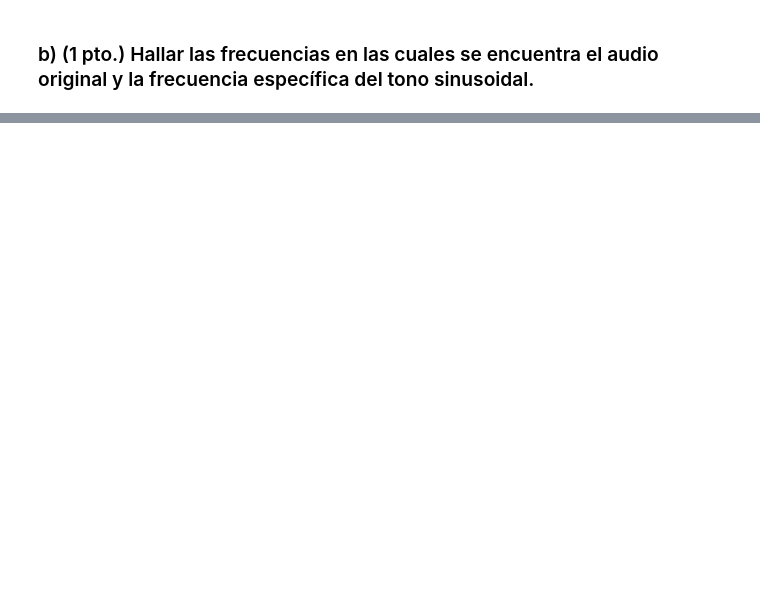
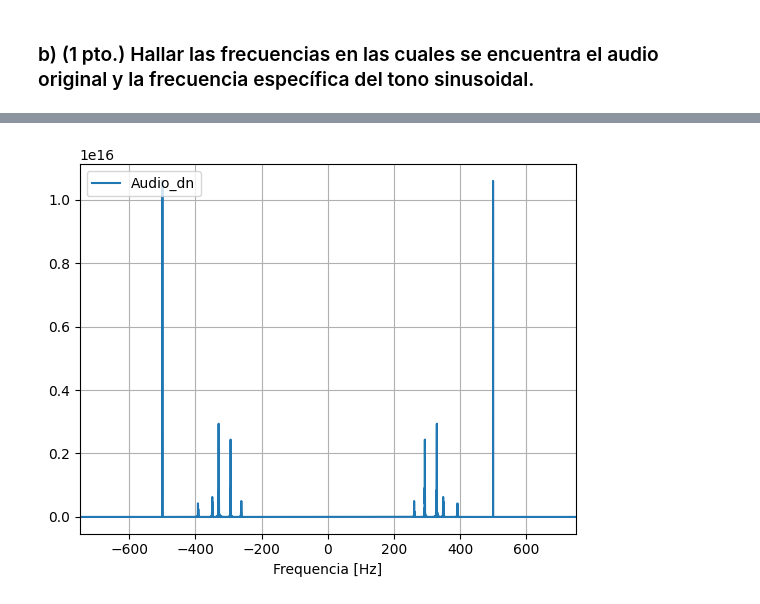
Before and after one commit to SergioABS0813/PDS, a Jupyter notebook: LABs/LAB1/Lab1_20213170_Sincrono.ipynb, the cells around one changed output, grey strips where cells are left out. Drawn from its saved outputs; the diff is of its cells as text; code cells hidden in the pictures; blank space fills up the shorter version.

```diff
--- a/LABs/LAB1/Lab1_20213170_Sincrono.ipynb
+++ b/LABs/LAB1/Lab1_20213170_Sincrono.ipynb
@@ -329,0 +332,7 @@ plt.show()
+# %%
+#Como indica el enunciado, debemos hacer el proceso de downsampling a la mitad de la tasa de muestreo, por lo que será uno de factor 2.
+Dw = 2
+Ns_down = num_muestras/Dw
+fs_down = frec_muestreo_2/Dw
+n_dn = np.arange(Ns_down)
+audio_dn = array_muestras[::Dw]
@@ -329,0 +346,10 @@ plt.show()
+# %%
+plt.figure(14)
+plt.plot(freq_down,spc_audio_dn,label='Audio_dn')
+plt.xlim([-fs_down/2,fs_down/2])
+plt.grid('on')
+plt.xlabel('Frequencia [Hz]')
+plt.legend(loc='upper left')
+plt.show()
+# %% [output]
+[figure, added]
```
Also changed, not shown: parts of 8 cells of this notebook.
